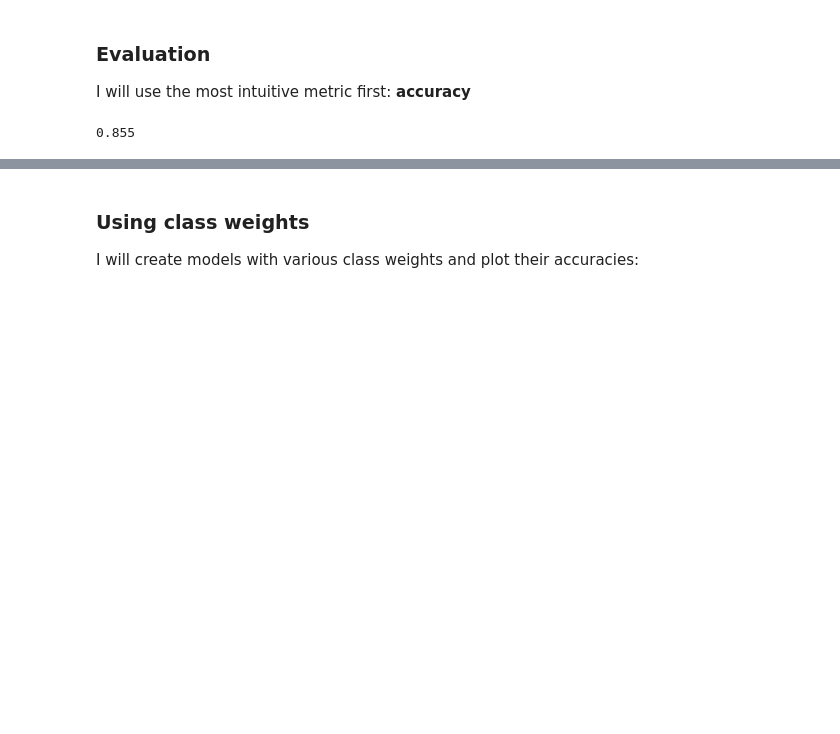
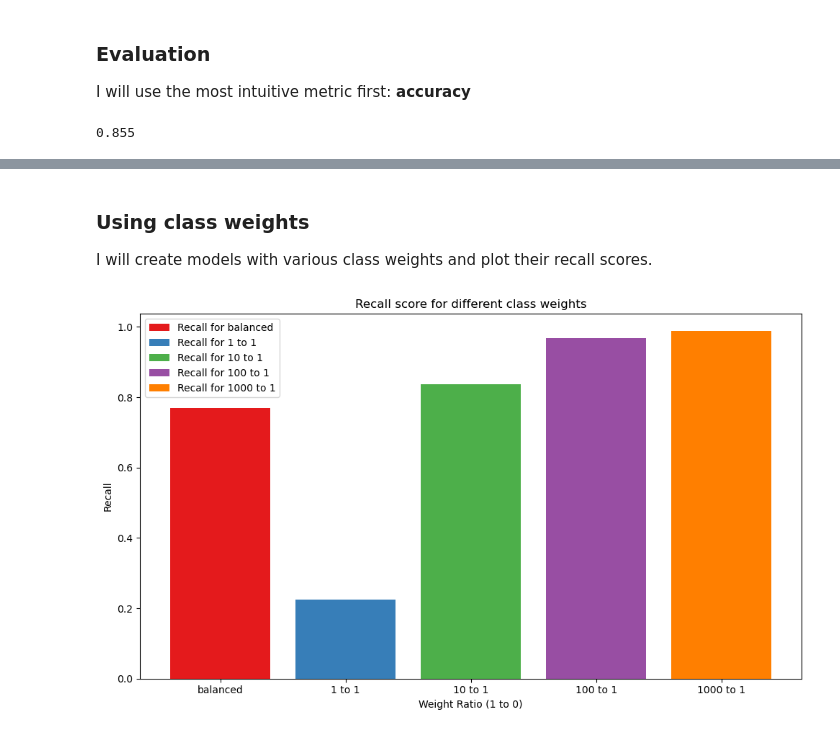
Before and after one commit to NgundoMuithya/SyriaTel_Customer_Churn, a Jupyter notebook: notebook.ipynb, the cells around one changed output, grey strips where cells are left out. Drawn from its saved outputs; the diff is of its cells as text; code cells hidden in the pictures; blank space fills up the shorter version.

Commit message:
Calculated recall

```diff
--- a/notebook.ipynb
+++ b/notebook.ipynb
@@ -373,4 +383,40 @@ Remember that our model that simply guessed zeroes had an accuracy around this.
 # %% [markdown]
 ### Using class weights
 
-I will create models with various class weights and plot their accuracies:
+I will create models with various class weights and plot their recall scores.
+# %%
+class_weights = ['balanced', {0: 1, 1: 1}, {0: 1, 1: 10}, {0: 1, 1: 100}, {0: 1, 1: 1000}]
+names = ['balanced', '1 to 1', '10 to 1', '100 to 1', '1000 to 1']
+colors = sns.color_palette('Set1', n_colors=len(class_weights))
+plt.figure(figsize=(10, 6))
+
+for n, cw in enumerate(class_weights):
+    # Create logreg model that uses class_weight and fit it
+    logreg = LogisticRegression(class_weight=cw, random_state=2026)
+    logreg.fit(X_train_preprocessed, y_train)
+
+    # Make predictions
+    y_test_preds = logreg.predict(X_test_preprocessed)
+
+    # Calculate accuracy
+    recall = recall_score(y_test, y_test_preds)
+
+    # Plot
+    plt.bar(
+        names[n],
+        recall,
+        color=colors[n],
+        label=f"Recall for {names[n]}"
+    )
+
+# Formatting
+plt.title("Recall score for different class weights")
+plt.xlabel("Weight Ratio (1 to 0)")
+plt.ylabel("Recall")
+plt.legend(loc='best')
+
+# Display
+plt.tight_layout()
+plt.show()
+# %% [output]
+[figure, added]
```
Also changed, not shown: parts of 3 cells of this notebook.
